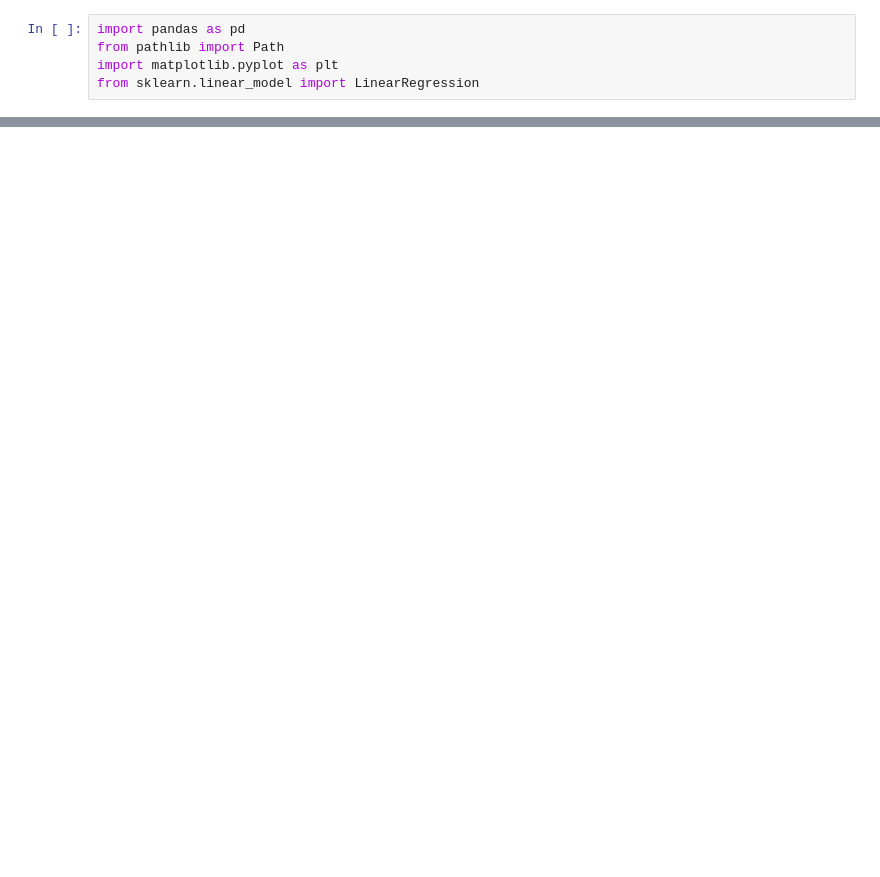
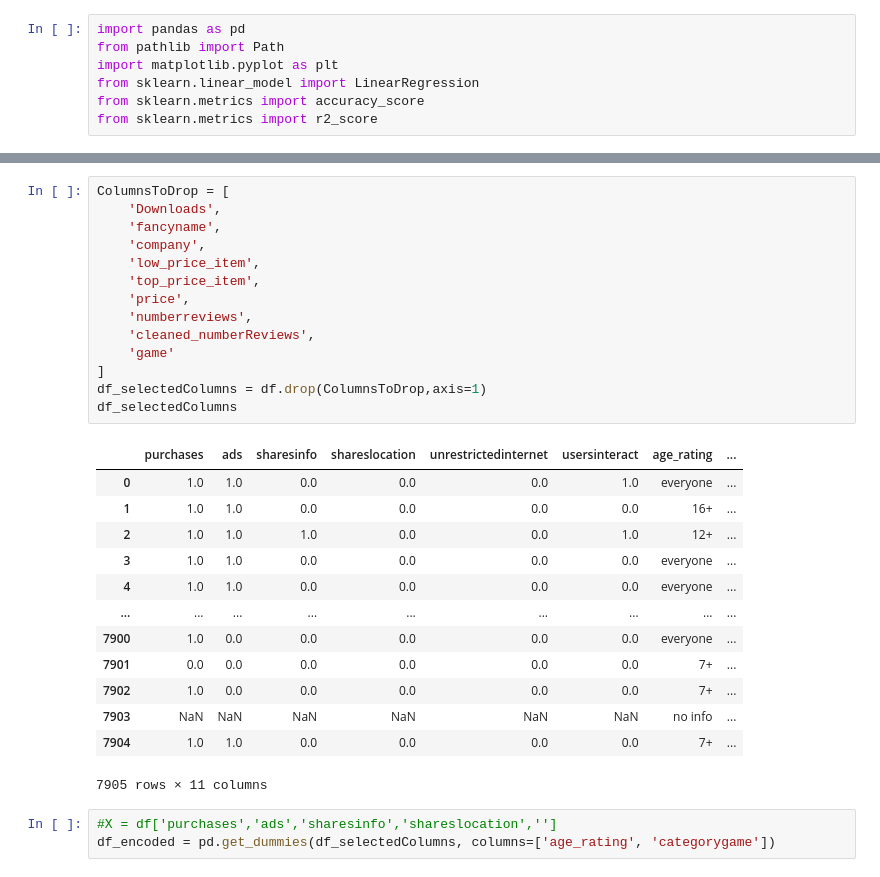
Before and after one commit to UTOR-VIRT-DATA-PT-10-2020-U-B-TEAM-6-FP/Final-Project, a Jupyter notebook: Machine_learning.ipynb, the cells around one changed output, grey strips where cells are left out. Drawn from its saved outputs; the diff is of its cells as text; blank space fills up the shorter version.

```diff
--- a/Machine_learning.ipynb
+++ b/Machine_learning.ipynb
@@ -3,6 +3,8 @@ import pandas as pd
 from pathlib import Path
 import matplotlib.pyplot as plt
 from sklearn.linear_model import LinearRegression
+from sklearn.metrics import accuracy_score
+from sklearn.metrics import r2_score
 # %%
 df = pd.read_csv(Path('./cleaned.csv'))
 df.head()
@@ -13,3 +15,34 @@ df.head()
 | 2 | Zynga Poker ? Free Texas Holdem O... | zynga | 1.0 | 1.0 | 1.0 | 0.0 | 0.0 | ... |
 | 3 | Sudoku - The Clean One | dustland design | 1.0 | 1.0 | 0.0 | 0.0 | 0.0 | ... |
 | 4 | 8 Ball Pool | miniclip.com | 1.0 | 1.0 | 0.0 | 0.0 | 0.0 | ... |
+# %%
+ColumnsToDrop = [
+    'Downloads',
+    'fancyname',
+    'company',
+    'low_price_item',
+    'top_price_item',
+    'price',
+    'numberreviews',
+    'cleaned_numberReviews',
+    'game'
+]
+df_selectedColumns = df.drop(ColumnsToDrop,axis=1)
+df_selectedColumns
+# %% [output]
+|  | purchases | ads | sharesinfo | shareslocation | unrestrictedinternet | usersinteract | age_rating | ... |
+| 0 | 1.0 | 1.0 | 0.0 | 0.0 | 0.0 | 1.0 | everyone | ... |
+| 1 | 1.0 | 1.0 | 0.0 | 0.0 | 0.0 | 0.0 | 16+ | ... |
+| 2 | 1.0 | 1.0 | 1.0 | 0.0 | 0.0 | 1.0 | 12+ | ... |
+| 3 | 1.0 | 1.0 | 0.0 | 0.0 | 0.0 | 0.0 | everyone | ... |
+| 4 | 1.0 | 1.0 | 0.0 | 0.0 | 0.0 | 0.0 | everyone | ... |
+| ... | ... | ... | ... | ... | ... | ... | ... | ... |
+| 7900 | 1.0 | 0.0 | 0.0 | 0.0 | 0.0 | 0.0 | everyone | ... |
+| 7901 | 0.0 | 0.0 | 0.0 | 0.0 | 0.0 | 0.0 | 7+ | ... |
+| 7902 | 1.0 | 0.0 | 0.0 | 0.0 | 0.0 | 0.0 | 7+ | ... |
+| 7903 | NaN | NaN | NaN | NaN | NaN | NaN | no info | ... |
+| 7904 | 1.0 | 1.0 | 0.0 | 0.0 | 0.0 | 0.0 | 7+ | ... |
+7905 rows × 11 columns
+# %%
+#X = df['purchases','ads','sharesinfo','shareslocation','']
+df_encoded = pd.get_dummies(df_selectedColumns, columns=['age_rating', 'categorygame'])
```
Also changed, not shown: parts of 9 cells of this notebook.
